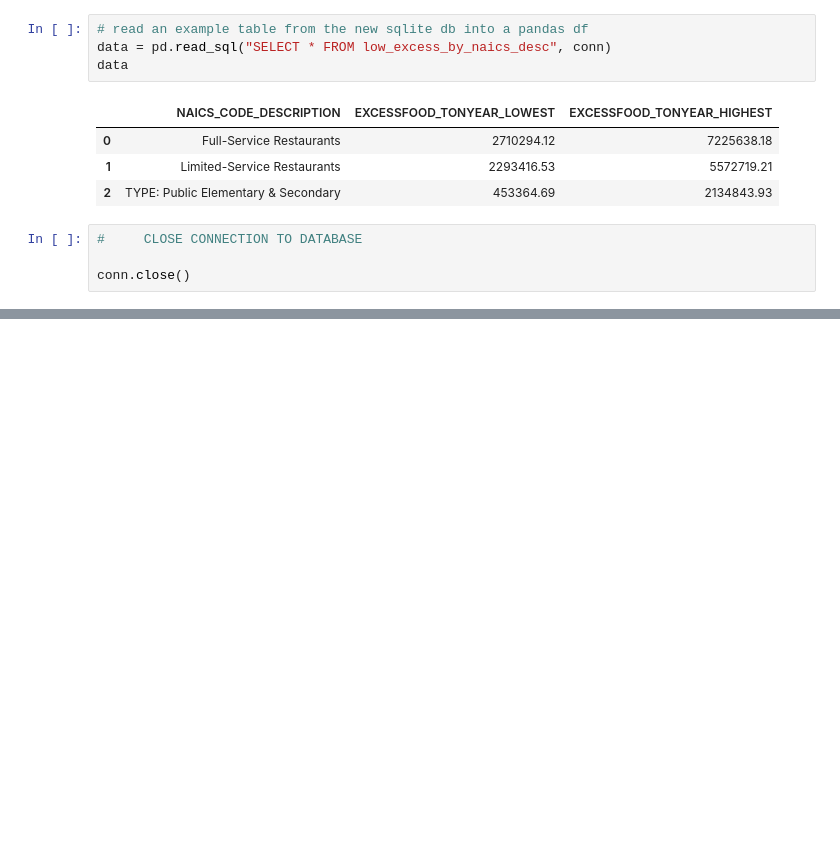
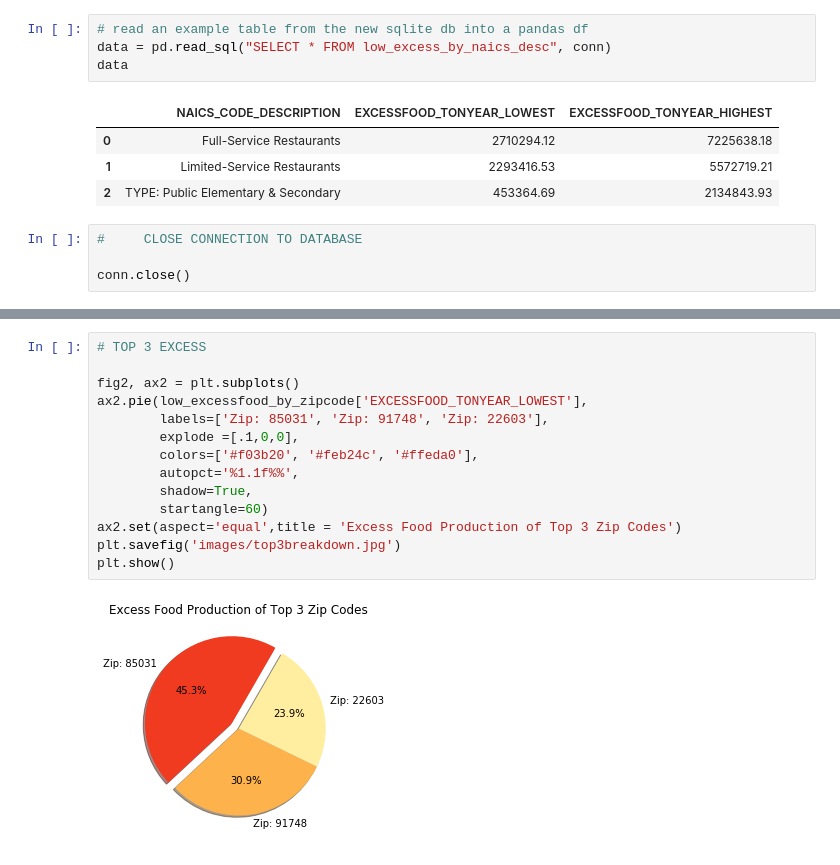
Before and after one commit to m-duval/restaurant_foodbank_analysis, a Jupyter notebook: db_creation.ipynb, the cells around one changed output, grey strips where cells are left out. Cells and saved outputs as stored; diff of their text form; blank space fills up the shorter version.

```diff
--- a/db_creation.ipynb
+++ b/db_creation.ipynb
@@ -265,0 +287,16 @@ conn.close()
+# %%
+# TOP 3 EXCESS
+
+fig2, ax2 = plt.subplots()
+ax2.pie(low_excessfood_by_zipcode['EXCESSFOOD_TONYEAR_LOWEST'],
+        labels=['Zip: 85031', 'Zip: 91748', 'Zip: 22603'],
+        explode =[.1,0,0],
+        colors=['#f03b20', '#feb24c', '#ffeda0'],
+        autopct='%1.1f%%',
+        shadow=True,
+        startangle=60)
+ax2.set(aspect='equal',title = 'Excess Food Production of Top 3 Zip Codes')
+plt.savefig('images/top3breakdown.jpg')
+plt.show()
+# %% [output]
+[figure, added]
```
Also changed, not shown: parts of 7 cells of this notebook, 4 other files.
